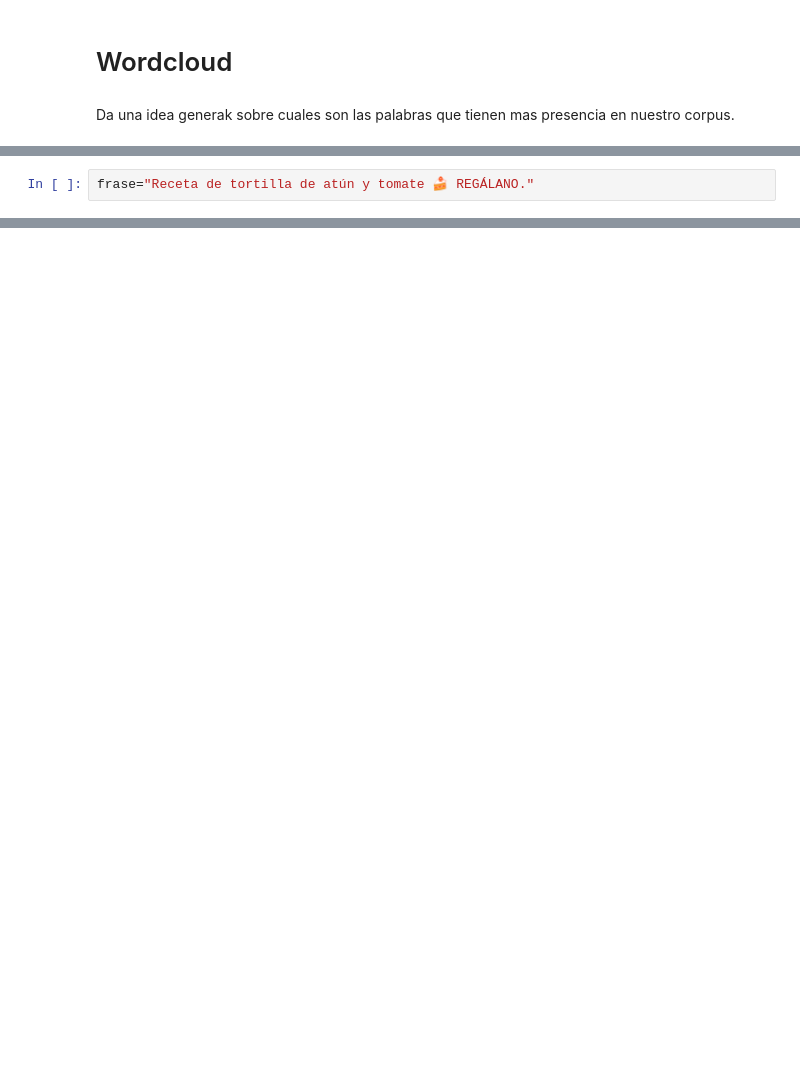
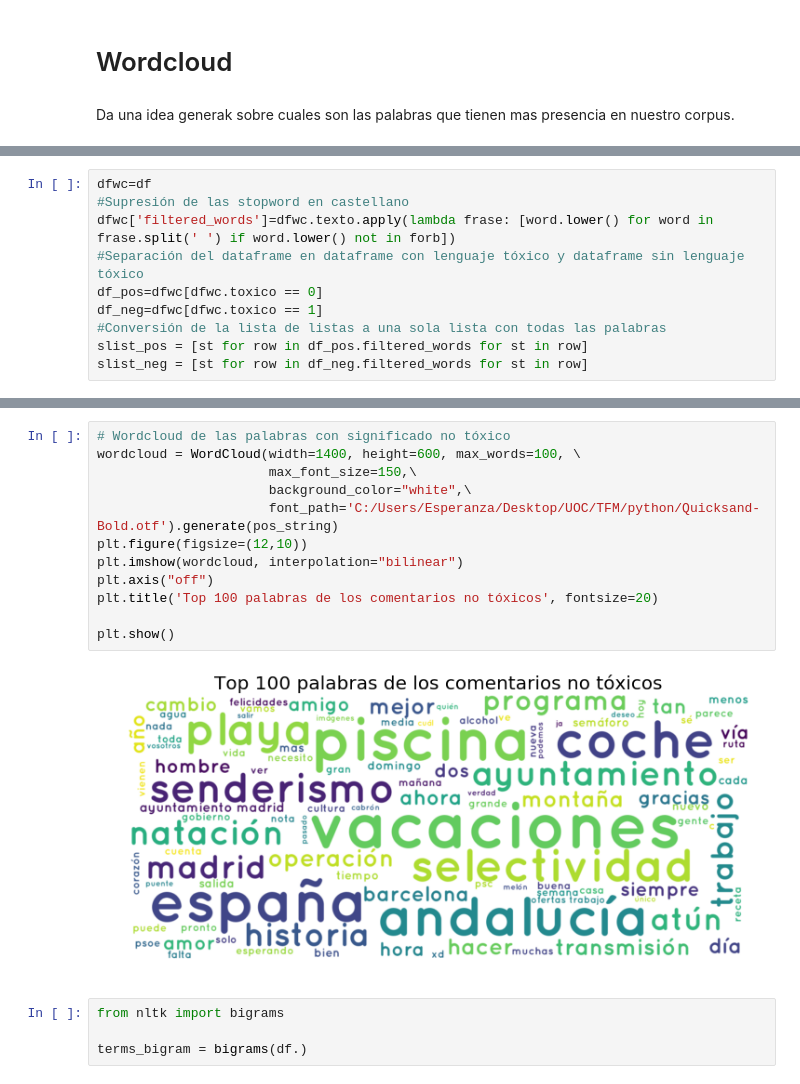
Before and after one commit to SpRdgz/TFM, a Jupyter notebook: EDA_TWEETER.ipynb, the cells around one changed output, grey strips where cells are left out. Drawn from its saved outputs; the diff is of its cells as text; blank space fills up the shorter version.

```diff
--- a/EDA_TWEETER.ipynb
+++ b/EDA_TWEETER.ipynb
@@ -341,2 +276,0 @@ def is_emoji(s):
-# %%
-frase="Receta de tortilla de atún y tomate 🍰 REGÁLANO."
@@ -372,0 +287,10 @@ True
+# %%
+dfwc=df
+#Supresión de las stopword en castellano
+dfwc['filtered_words']=dfwc.texto.apply(lambda frase: [word.lower() for word in frase.split(' ') if word.lower() not in forb])
+#Separación del dataframe en dataframe con lenguaje tóxico y dataframe sin lenguaje tóxico
+df_pos=dfwc[dfwc.toxico == 0]
+df_neg=dfwc[dfwc.toxico == 1]
+#Conversión de la lista de listas a una sola lista con todas las palabras
+slist_pos = [st for row in df_pos.filtered_words for st in row]
+slist_neg = [st for row in df_neg.filtered_words for st in row]
@@ -372,0 +314,18 @@ True
+# %%
+# Wordcloud de las palabras con significado no tóxico
+wordcloud = WordCloud(width=1400, height=600, max_words=100, \
+                      max_font_size=150,\
+                      background_color="white",\
+                      font_path='C:/Users/Esperanza/Desktop/UOC/TFM/python/Quicksand-Bold.otf').generate(pos_string)
+plt.figure(figsize=(12,10))
+plt.imshow(wordcloud, interpolation="bilinear")
+plt.axis("off")
+plt.title('Top 100 palabras de los comentarios no tóxicos', fontsize=20)
+
+plt.show()
+# %% [output]
+[figure, added]
+# %%
+from nltk import bigrams
+
+terms_bigram = bigrams(df.)
```
Also changed, not shown: parts of 27 cells of this notebook.
